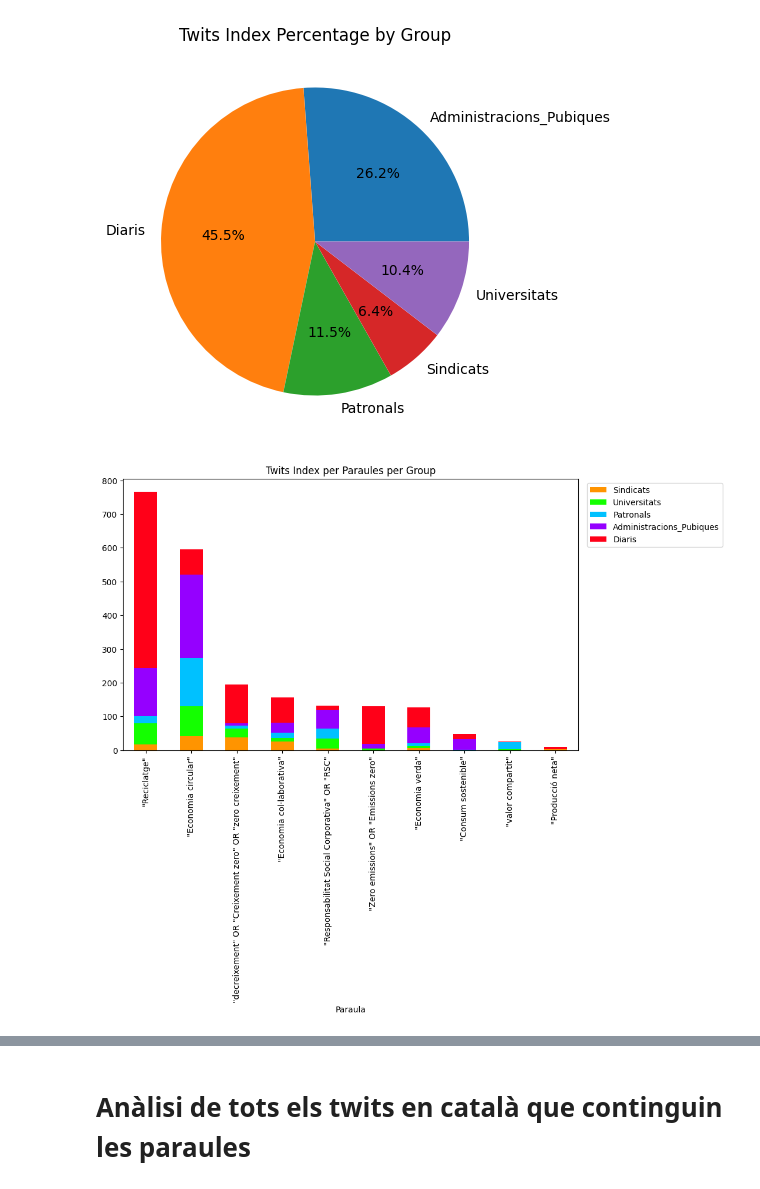
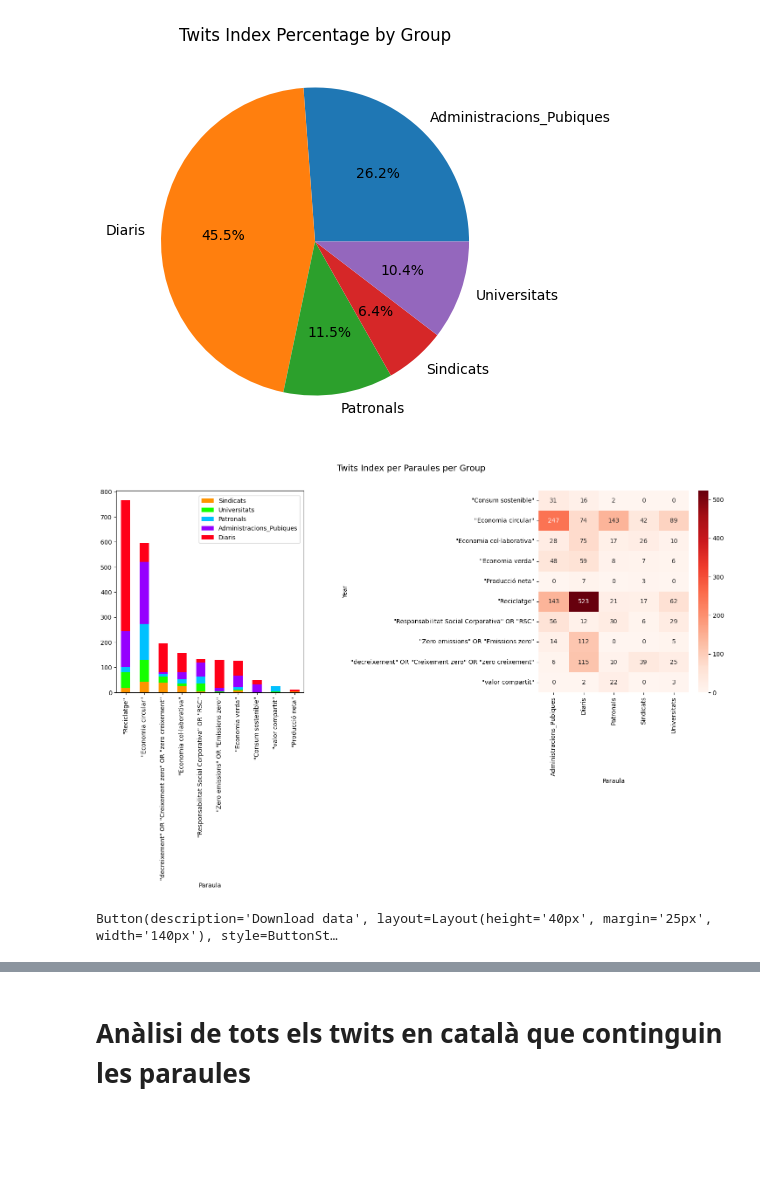
Before and after one commit to AlbertRoca29/EconomiaCircular, a Jupyter notebook: Script_exploració.ipynb, the cells around one changed output, grey strips where cells are left out. Cells and saved outputs as stored; diff of their text form; code cells hidden in the pictures; blank space fills up the shorter version.

```diff
--- a/Script_exploració.ipynb
+++ b/Script_exploració.ipynb
@@ -127,29 +173,47 @@ plt.show()
 # %%
 #@title Paraules Bar Plot, per Twits Index
 
-plt.figure(figsize=(10,6))
+fig, ax = plt.subplots(figsize=(18,6), ncols=2, gridspec_kw={'height_ratios': [1]})
+fig.subplots_adjust(wspace=1.25)
+
+
+fig.suptitle('Twits Index per Paraules per Group', fontsize=14)
 hsv = plt.get_cmap('hsv')
 colors = hsv(np.linspace(0.1, 1, len(np.unique(T['Grup']))))
 
 bot = T.groupby(['Paraula','Grup'])['Index'].sum().groupby('Paraula').sum()
 
 ind = np.argsort(bot)[::-1]
 
 bot = bot[ind]-bot[ind]
 
 zero = bot.copy()
+# fig.subplots_adjust(hspace=20.5)
 
-plt.title('Twits Index per Paraules per Group')
 
 for i, grup in enumerate(list(T['Grup'].value_counts().sort_values().keys())):
     T_p = T[T['Grup']==grup]
     Pr = ((zero + T_p.groupby('Paraula')['Index'].sum())[ind]).fillna(0)
-    Pr.plot(kind='bar',color=colors[i],label=grup,bottom=bot)
+    Pr.plot(kind='bar',color=colors[i],label=grup,bottom=bot, ax = ax[0])
     bot += Pr
-    plt.legend(bbox_to_anchor=(1.01, 1.0), loc='upper left')
+    ax[0].legend(bbox_to_anchor=(0.425, 0.99),fontsize="10" ,loc='upper left')
+
+pivot = pd.pivot_table(T, index='Paraula', columns='Grup', values='Index', aggfunc=np.sum).fillna(0)
+
+# plt.figure(figsize=(pivot.shape[1],pivot.shape[0]*0.8))
+sns.heatmap(pivot, cmap='Reds', annot=True, fmt='.0f')
+# plt.title('Index by Year and Paraula')
+ax[1].set_xlabel('Paraula')
+ax[1].set_ylabel('Year')
+ax[1].yaxis.set_ticklabels(pivot.index)
+
+
 plt.show()
+
+button_download_df(pivot,'Twits_Paraules_Grup')
 # %% [output]
-[figure, old version]
+[figure, new version]
+Button(description='Download data', layout=Layout(height='40px', margin='25px', width='140px'), style=ButtonSt…
 # %%
 #@title Evolució del nombre de Twits Index en cada paraula per any
 
```
Also changed, not shown: parts of 7 cells of this notebook.
